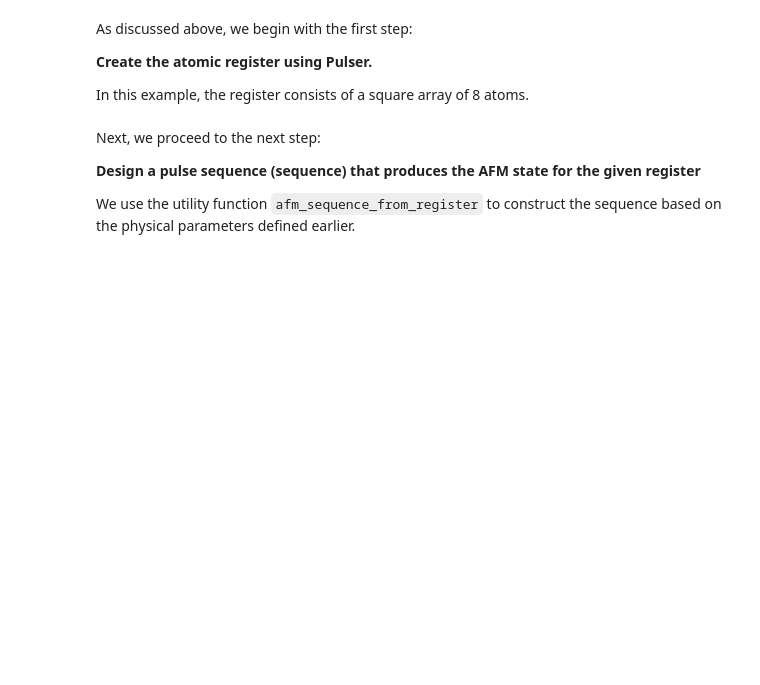
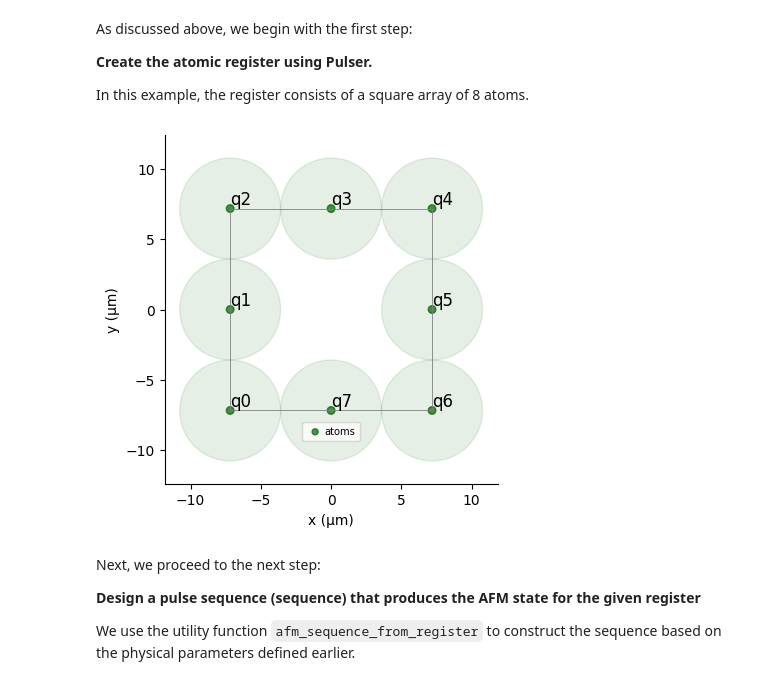
Before and after one commit to pasqal-io/emulators, a Jupyter notebook: docs/emu_mps/notebooks/dmrg_usecase.ipynb, the cells around one changed output. Cells and saved outputs as stored; diff of their text form; code cells hidden in the pictures; blank space fills up the shorter version.

```diff
--- a/docs/emu_mps/notebooks/dmrg_usecase.ipynb
+++ b/docs/emu_mps/notebooks/dmrg_usecase.ipynb
@@ -181,8 +180,10 @@ As discussed above, we begin with the first step:
 In this example, the register consists of a square array of 8 atoms.
 # %%
 coords = R_interatomic * square_perimeter_points(square_length)
-reg = pulser.Register.from_coordinates(coords)
+reg = pulser.Register.from_coordinates(coords,prefix='q')
 reg.draw(blockade_radius=R_interatomic, draw_graph=True, draw_half_radius=True)
+# %% [output]
+[figure, added]
 # %% [markdown]
 Next, we proceed to the next step:
 
```
Also changed, not shown: parts of 11 cells of this notebook, 10 other files.
